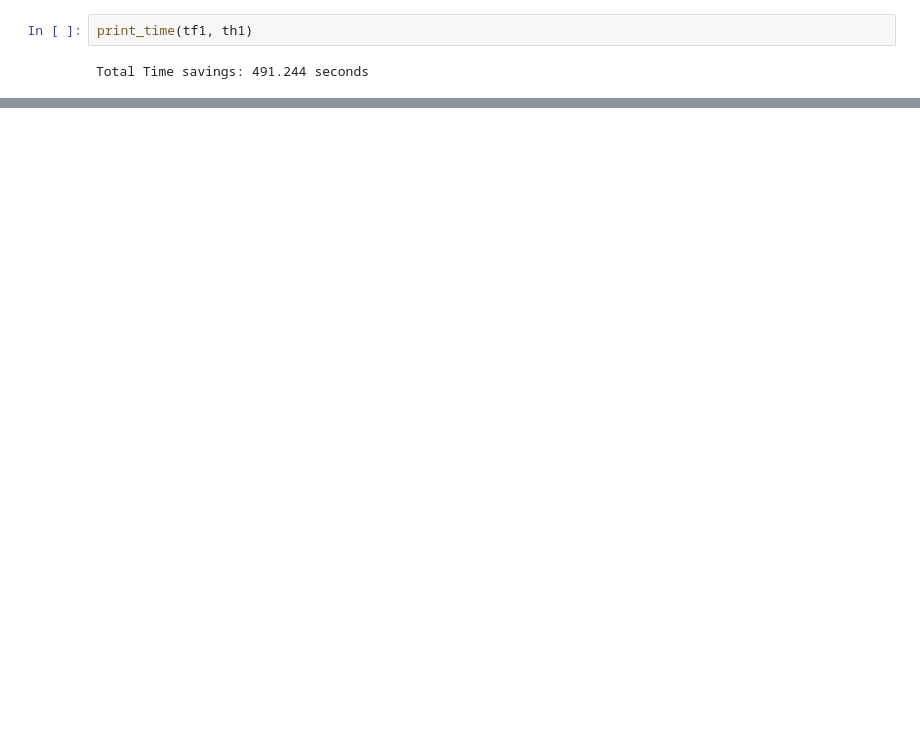
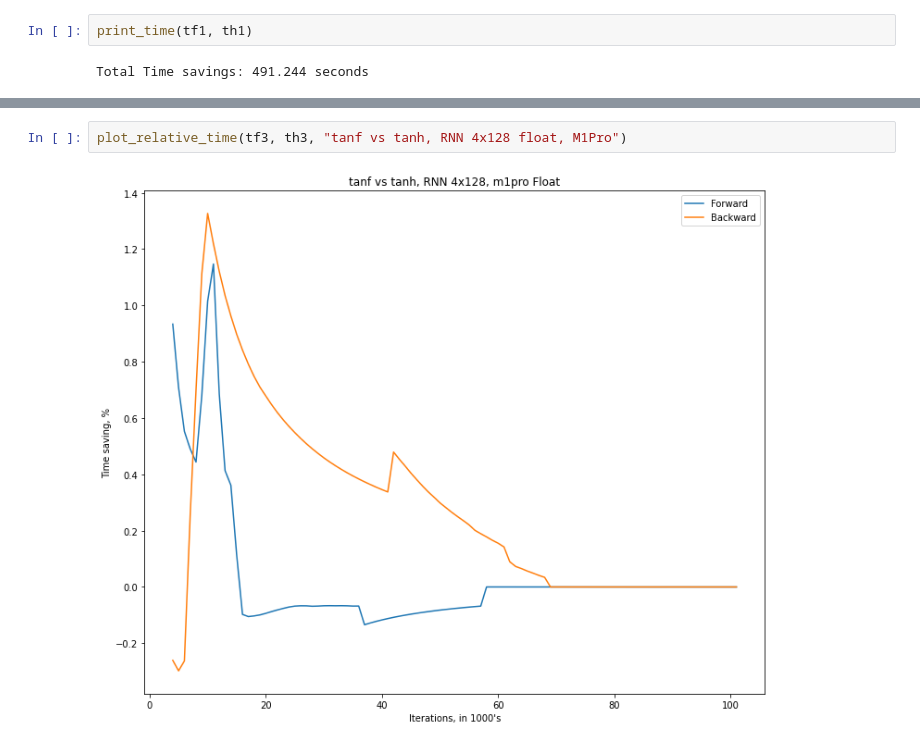
Before and after one commit to phatware/lstm-optimizations, a Jupyter notebook: rnn-lstm-test-visualization.ipynb, the cells around one changed output, grey strips where cells are left out. Saved outputs shown, nothing was run; the diff lists cells and outputs as text; blank space fills up the shorter version.

```diff
--- a/rnn-lstm-test-visualization.ipynb
+++ b/rnn-lstm-test-visualization.ipynb
@@ -76,0 +81,4 @@ plot_loss(tf2, th2, "tanf loss vs tanh, RNN 4x128, i9/WSL")
+# %%
+plot_relative_time(tf3, th3, "tanf vs tanh, RNN 4x128 float, M1Pro")
+# %% [output]
+[figure, added]
```
Also changed, not shown: parts of 8 cells of this notebook, 2 other files.
